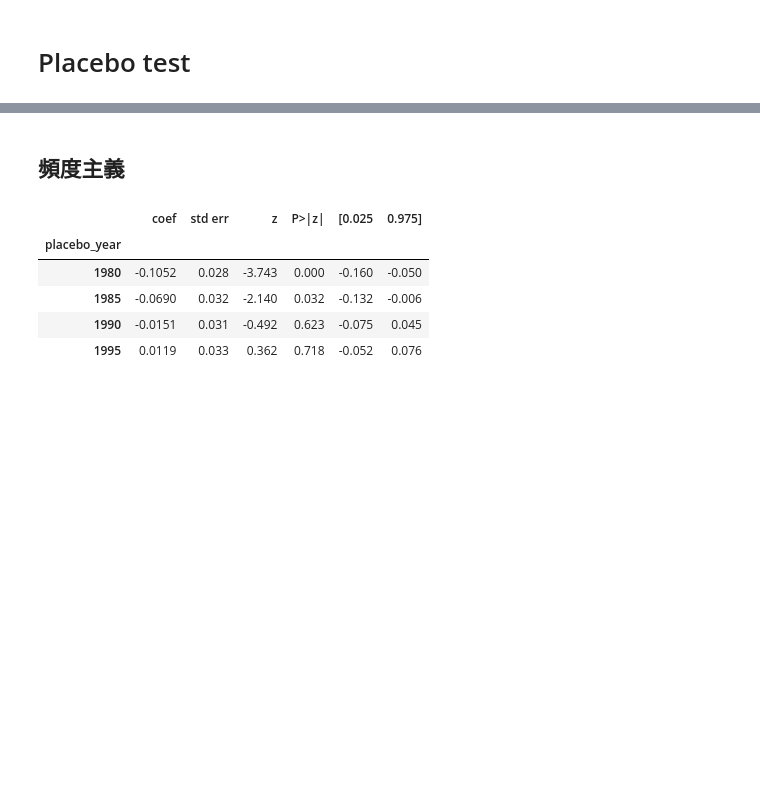
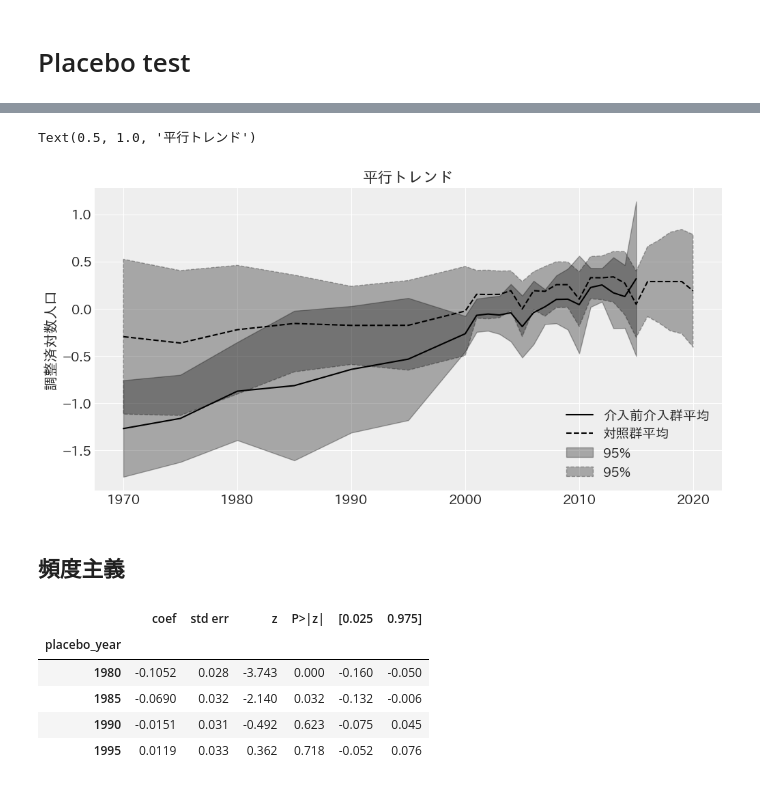
Before and after one commit to Keisei-Akiya/bridge-straw-effects, a Jupyter notebook: src/analysis/placebo_test.ipynb, the cells around one changed output, grey strips where cells are left out. Cells and saved outputs as stored; diff of their text form; code cells hidden in the pictures; blank space fills up the shorter version.

```diff
--- a/src/analysis/placebo_test.ipynb
+++ b/src/analysis/placebo_test.ipynb
@@ -40,3 +36,7 @@ mean_t = pre_treatment_data.query('treatment_group == 1').groupby('year')['log_p
 mean_c = pre_treatment_data.query('treatment_group == 0').groupby('year')['log_pop'].mean()
 std_t = pre_treatment_data.query('treatment_group == 1').groupby('year')['log_pop'].std()
 std_c = pre_treatment_data.query('treatment_group == 0').groupby('year')['log_pop'].std()
+mean_t_star = pre_treatment_data.query('treatment_group == 1').groupby('year')['log_pop_star'].mean()
+mean_c_star = pre_treatment_data.query('treatment_group == 0').groupby('year')['log_pop_star'].mean()
+std_t_star= pre_treatment_data.query('treatment_group == 1').groupby('year')['log_pop_star'].std()
+std_c_star= pre_treatment_data.query('treatment_group == 0').groupby('year')['log_pop_star'].std()
@@ -55,3 +76,15 @@ Text(0.5, 1.0, '平行トレンド')
+# %%
+fig, ax = plt.subplots(figsize=figsize)
+ax.plot(mean_t_star, label='介入前介入群平均', color='black')
+ax.plot(mean_c_star, label='対照群平均', color='black', linestyle='dashed')
+ax.fill_between(mean_t_star.index, mean_t_star - 1.96 * std_t_star, mean_t_star + 1.96 * std_t_star, color='black', alpha=0.3, label='95%')
+ax.fill_between(mean_c_star.index, mean_c_star - 1.96 * std_c_star, mean_c_star + 1.96 * std_c_star, color='black', linestyle='dashed', alpha=0.3, label='95%')
+ax.legend()
+ax.set_ylabel('調整済対数人口')
+ax.set_title('平行トレンド')
+# %% [output]
+Text(0.5, 1.0, '平行トレンド')
+[figure, added]
 # %% [markdown]
 ## 頻度主義
 # %%
```
Also changed, not shown: parts of 4 cells of this notebook, 12 other files.
